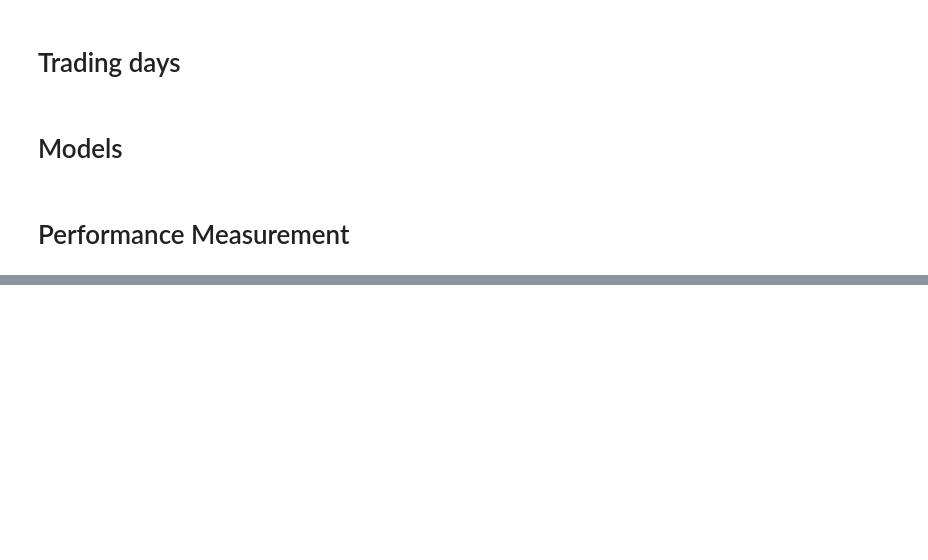
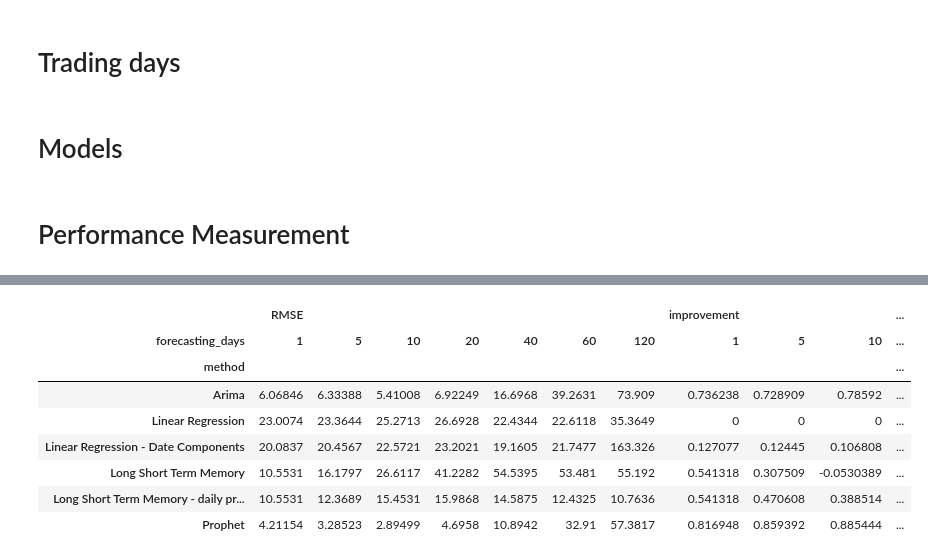
Before and after one commit to egar-garcia/machine-learning-engineer-nanodegree-capstone, a Jupyter notebook: StockForecasting.ipynb, the cells around one changed output, grey strips where cells are left out. Drawn from its saved outputs; the diff is of its cells as text; code cells hidden in the pictures; blank space fills up the shorter version.

```diff
--- a/StockForecasting.ipynb
+++ b/StockForecasting.ipynb
@@ -1132,0 +1256,4 @@ def create_train_and_save_model(name, model_constructor, ticker_symbol,
+# %%
+ds = Dataset.loadDatasetFromFile(dataset_filename)
+
+results = perform_evaluation('eval2', ds, 'DWDP', str_to_datetime('2015-09-16'), str_to_datetime('2018-09-15'))
@@ -1245,0 +1308,14 @@ print(results_df)
+# %%
+rep = create_report(results)
+#create_report(results).style.applymap(color_negative_red, subset=['improvement_percent'])
+rep
+# %% [output]
+|  | RMSE |  |  |  |  |  |  | improvement |  |  | ... |
+| forecasting_days | 1 | 5 | 10 | 20 | 40 | 60 | 120 | 1 | 5 | 10 | ... |
+| method |  |  |  |  |  |  |  |  |  |  | ... |
+| Arima | 6.06846 | 6.33388 | 5.41008 | 6.92249 | 16.6968 | 39.2631 | 73.909 | 0.736238 | 0.728909 | 0.78592 | ... |
+| Linear Regression | 23.0074 | 23.3644 | 25.2713 | 26.6928 | 22.4344 | 22.6118 | 35.3649 | 0 | 0 | 0 | ... |
+| Linear Regression - Date Components | 20.0837 | 20.4567 | 22.5721 | 23.2021 | 19.1605 | 21.7477 | 163.326 | 0.127077 | 0.12445 | 0.106808 | ... |
+| Long Short Term Memory | 10.5531 | 16.1797 | 26.6117 | 41.2282 | 54.5395 | 53.481 | 55.192 | 0.541318 | 0.307509 | -0.0530389 | ... |
+| Long Short Term Memory - daily pr... | 10.5531 | 12.3689 | 15.4531 | 15.9868 | 14.5875 | 12.4325 | 10.7636 | 0.541318 | 0.470608 | 0.388514 | ... |
+| Prophet | 4.21154 | 3.28523 | 2.89499 | 4.6958 | 10.8942 | 32.91 | 57.3817 | 0.816948 | 0.859392 | 0.885444 | ... |
```
Also changed, not shown: parts of 29 cells of this notebook, 15 other files.
